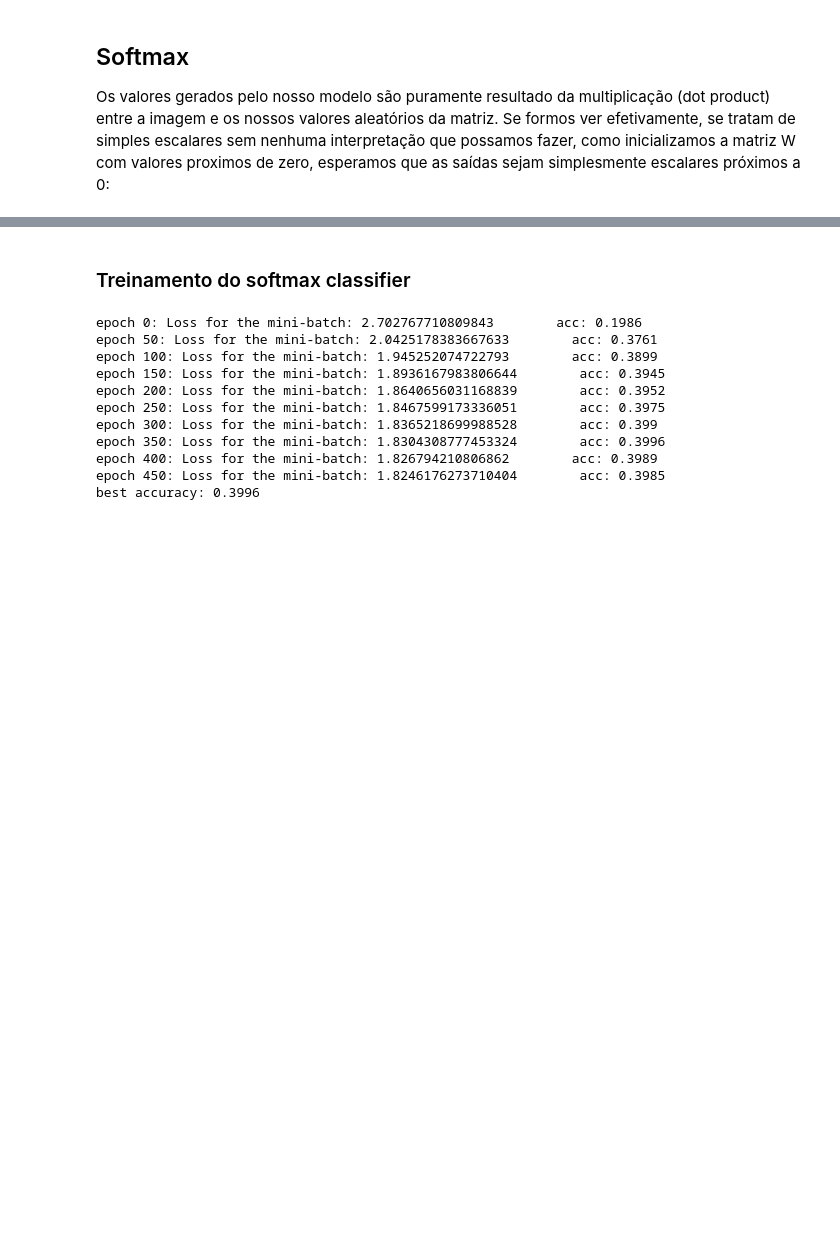
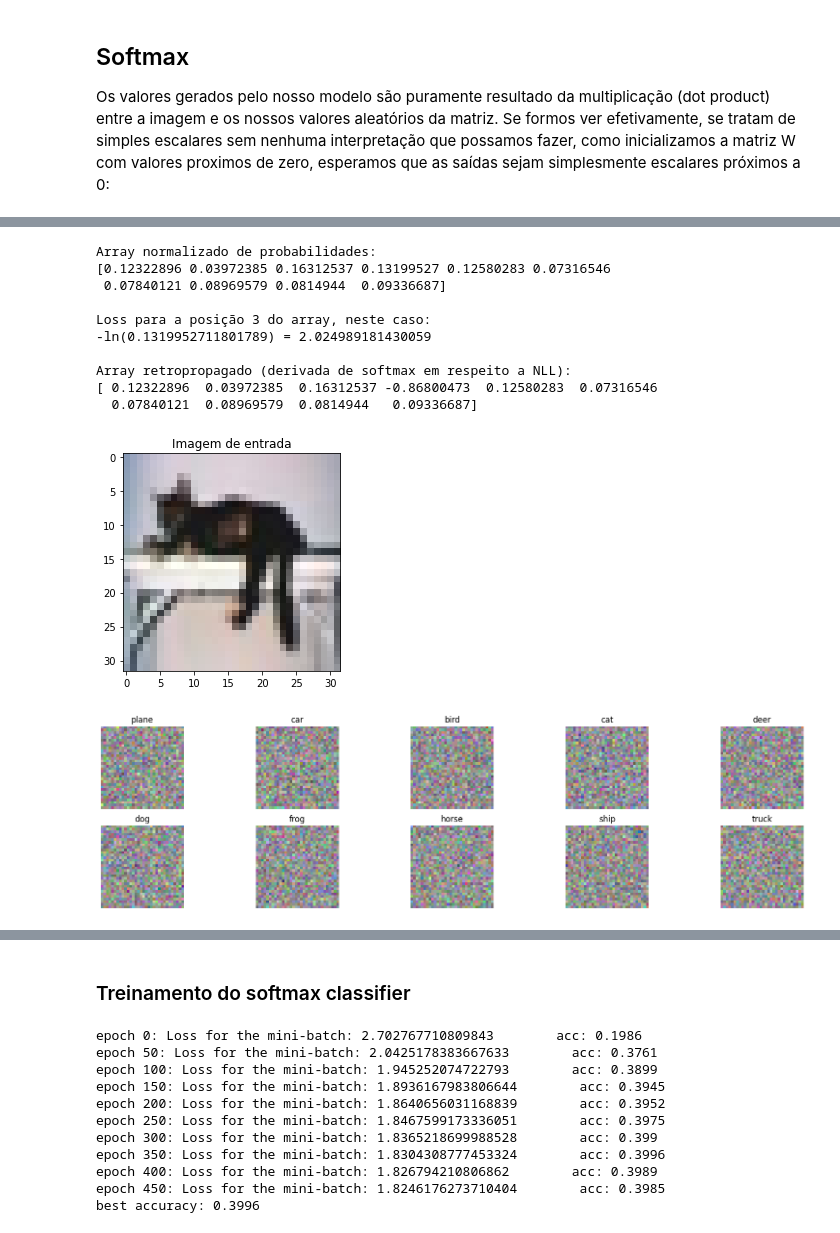
Before and after one commit to GabrielDornelles/modern-computer-vision, a Jupyter notebook: softmax-classifier.ipynb, the cells around one changed output, grey strips where cells are left out. Saved outputs shown, nothing was run; the diff lists cells and outputs as text; code cells hidden in the pictures; blank space fills up the shorter version.

Commit message:
Adding gradient intuitions and more visualizations

```diff
--- a/softmax-classifier.ipynb
+++ b/softmax-classifier.ipynb
@@ -29,6 +29,8 @@ train_targets = np.array([np.array(train_dataset[i][1]) for i in range(len(train
 
 val_images = np.array([np.array(val_dataset[i][0]) for i in range(len(val_dataset))])
 val_targets = np.array([np.array(val_dataset[i][1]) for i in range(len(val_dataset))])
+
+original_images = val_images
 # %% [markdown]
 ### train_images possui um shape de (50000,32,32,3), ou seja, 50 mil imagens 32x32 RGB, veja uma delas para se ambientar com o dataset
 # %%
@@ -257,0 +269,52 @@ De maneira prévia, existem muitas combinações que nos dão o mesmo resultado
+# %%
+# Método para converter nossa matriz em 10 imagens 32x32 rgb
+from matplotlib.pyplot import figure
+%matplotlib inline
+
+def plot_weights(w):
+    w = w.reshape(32, 32, 3, 10)
+    w_min, w_max = np.min(w), np.max(w)
+    figure(figsize=(20, 5), dpi=100)
+
+    for i in range(10):
+        plt.subplot(2, 5, i + 1)
+
+        # Rescale the weights to be between 0 and 255
+        wimg = 255.0 * (w[:, :, :, i].squeeze() - w_min) / (w_max - w_min)
+        plt.imshow(wimg.astype('uint8'))
+        plt.axis('off')
+        plt.title(classes[i])
+# %%
+W = random_initialization()
+i_idx = 1050
+scores = val_images[i_idx]@W
+scores = scores - np.max(scores, axis=0, keepdims=True)
+target = val_targets[i_idx]
+exp = np.exp(scores)
+sum_exp_scores = exp.sum(axis=0, keepdims=True)
+
+normalized = exp / sum_exp_scores
+print(f"Array normalizado de probabilidades:\n{normalized}\n")
+
+loss = -np.log(normalized[target])
+print(f"Loss para a posição {target} do array, neste caso:\n-ln({normalized[target]}) = {loss}\n")
+
+normalized_gradient = normalized
+normalized_gradient[target] -= 1
+print(f"Array retropropagado (derivada de softmax em respeito a NLL):\n{normalized_gradient}")
+plt.imshow(original_images[i_idx])
+plt.title("Imagem de entrada")
+plot_weights(W)
+# %% [output]
+Array normalizado de probabilidades:
+[0.12322896 0.03972385 0.16312537 0.13199527 0.12580283 0.07316546
+ 0.07840121 0.08969579 0.0814944  0.09336687]
+
+Loss para a posição 3 do array, neste caso:
+-ln(0.1319952711801789) = 2.024989181430059
+
+Array retropropagado (derivada de softmax em respeito a NLL):
+[ 0.12322896  0.03972385  0.16312537 -0.86800473  0.12580283  0.07316546
+  0.07840121  0.08969579  0.0814944   0.09336687]
+[figure, added]
+[figure, added]
```
Also changed, not shown: parts of 15 cells of this notebook.
